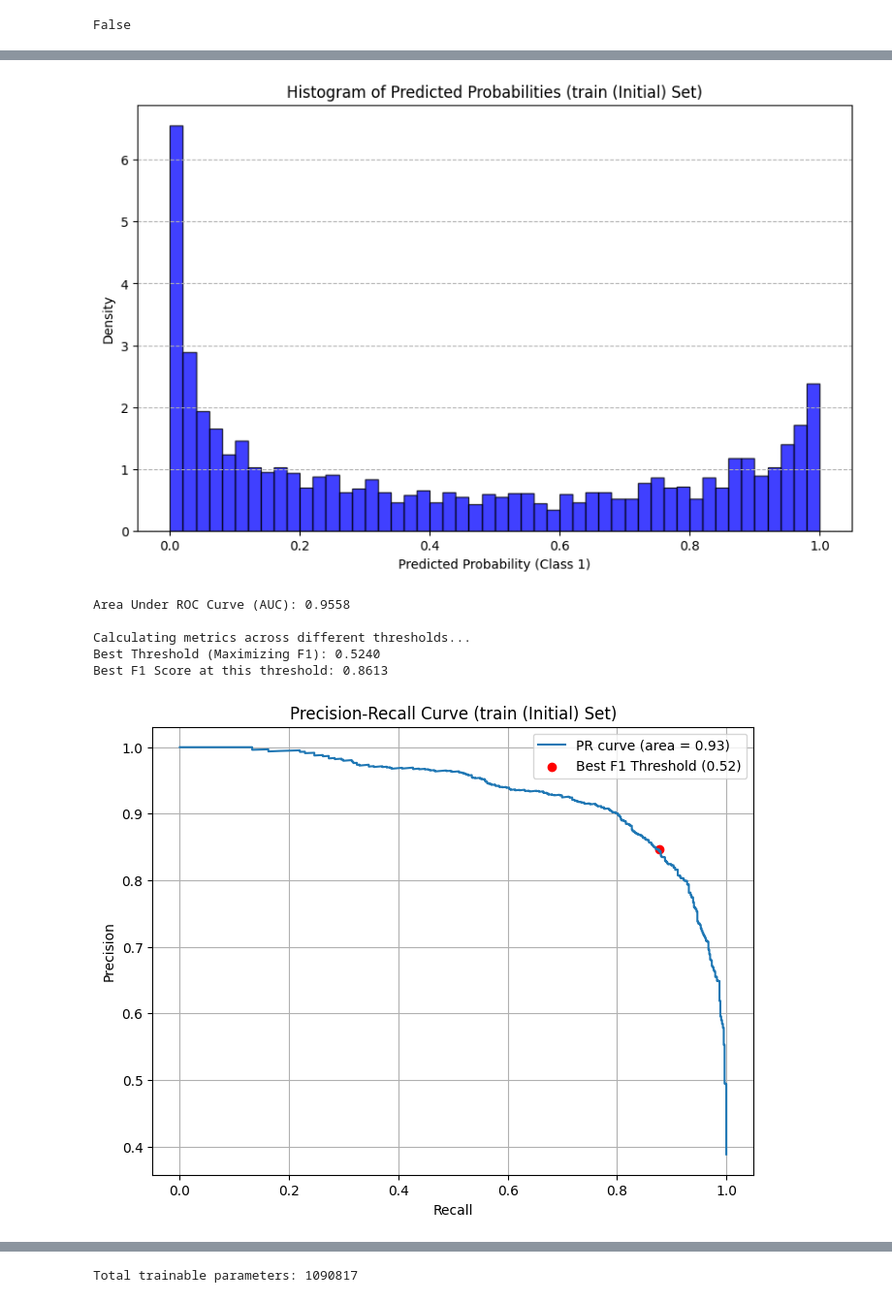
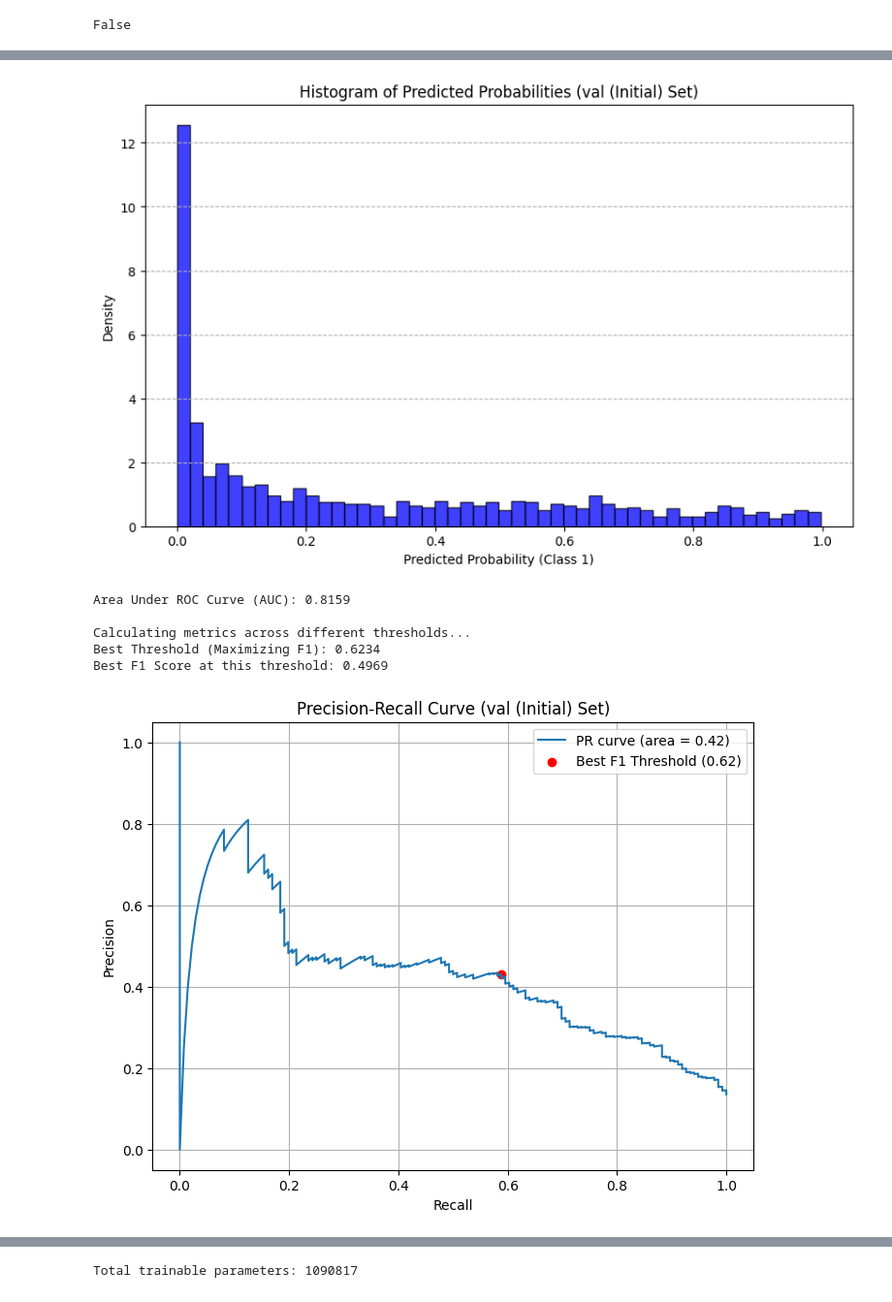
Before and after one commit to h4ppy0wl/tooth_classification_project, a Jupyter notebook: notebooks/02_model_dev.ipynb, the cells around one changed output, grey strips where cells are left out. Shown: that part at 97% size. Drawn from its saved outputs; the diff is of its cells as text; code cells hidden in the pictures.

```diff
--- a/notebooks/02_model_dev.ipynb
+++ b/notebooks/02_model_dev.ipynb
@@ -17,7 +17,8 @@ import os # Needed for saving plots in callback
 
 def analyze_model_outputs(model: tf.keras.Model,
                           val_dataset: tf.data.Dataset,
-                          dataset_name: str = "Validation"):
+                          dataset_name: str = "Validation",
+                          METRIC_THRESHOLD: float = 0.5):
     """
     Analyzes model predictions on a given dataset using Matplotlib for histograms.
 
@@ -113,6 +114,14 @@ def analyze_model_outputs(model: tf.keras.Model,
     # --- Calculate Metrics at the Chosen Threshold ---
     print(f"\nMetrics using threshold = {best_threshold:.4f}:")
     final_predictions = (predictions_proba >= best_threshold).astype(int)
+    try:
+        print(classification_report(true_labels, final_predictions))
+    except ValueError as e:
+        print(f"Could not generate classification report: {e}")
+
+    # --- Calculate Metrics at the config Threshold ---
+    print(f"\nMetrics using threshold = {METRIC_THRESHOLD:.4f}:")
+    final_predictions = (predictions_proba >= METRIC_THRESHOLD).astype(int)
     try:
         print(classification_report(true_labels, final_predictions))
     except ValueError as e:
@@ -239,7 +248,7 @@ from src.train import compile_model
 my_config = Config()
 # my_config.MODEL_ARCHITECTURE = 'resnet50'
 my_config.SHUFFLE_DATASET = False
-params = {"MASK_VALUE": 20, "AUGMENT_DATA": True, "NORMALIZE_IMAGES": True, "MASK_BG": True, "HEAD_DENSE_UNITS": 256, "MODEL_ARCHITECTURE": 'resnet50', 'FINE_TUNE_FROM_LAYER': 0, 'HEAD_ARCHITECTURE': "moderate_combo", "TAP_INTO_BASE_MODEL": False, "NUM_FINE_TUNE_EPOCHS": 0}
+params = {"MASK_VALUE": 20, "AUGMENT_DATA": True, "NORMALIZE_IMAGES": True, "MASK_BG": True, "HEAD_DENSE_UNITS": 256, "MODEL_ARCHITECTURE": 'resnet50', 'FINE_TUNE_FROM_LAYER': 155, 'HEAD_ARCHITECTURE': "moderate_combo", "TAP_INTO_BASE_MODEL": False, "NUM_FINE_TUNE_EPOCHS": 15}
 #{"MASK_VALUE": 128, "AUGMENT_DATA": True, "NORMALIZE_IMAGES": True,  "MASK_BG": True, "HEAD_DENSE_UNITS": 64, "MODEL_ARCHITECTURE": 'vgg16', 'FINE_TUNE_FROM_LAYER': 15, 'HEAD_ARCHITECTURE': "shallow"}
 for key, value in params.items():
     setattr(my_config, key, value)
@@ -248,7 +257,7 @@ raw_json_path = "C:/Users/anedaeij23/Project/tooth_classification_project/data/r
 intrim_dir = "/home/arash/tooth_classification_project/data/processed"
 img_dir = "C:/Users/anedaeij23/Project/tooth_classification_project/data/raw"
 
-dataset_name = 'train'
+dataset_name = 'val'
 # %%
 my_config.SHUFFLE_DATASET
 # %% [output]
@@ -292,7 +321,7 @@ Class distribution: {0: 3037, 1: 1926}
 # analyze_model_outputs(mymodel, val_dataset, dataset_name="Validation")
 
 # If you saved weights after initial training and want to analyze that state:
-initial_weights_path = os.path.join("/home/arash/tooth_classification_project/logs/tensorboard", "experiment 8 - SGD- weights515 - bce - mask20 - les reg - lessdo - higher lr- includesCombo/resnet50/20250422-140835/initial_weights_6_.h5")#initial_weights_1_.h5") # Get the correct path
+initial_weights_path = os.path.join("/home/arash/tooth_classification_project/logs/tensorboard", "resnet50/20250425-095439/initial_weights_1_.h5") # Get the correct path
 # model_arch = 'ConvNeXtTiny' # Or whichever architecture was used
 # input_s = (224, 224, 3) # Use your actual input shape
 model_for_initial_analysis = create_model(my_config, 'transfer', trainable_base = False) # Build with same structure
@@ -315,8 +344,8 @@ Successfully gathered 4963 labels and predictions.
 Plotting histogram of predicted probabilities...
-[figure, old version]
+[figure, new version]
-Area Under ROC Curve (AUC): 0.9558
+Area Under ROC Curve (AUC): 0.8159
 
 Calculating metrics across different thresholds...
-Best Threshold (Maximizing F1): 0.5240
-Best F1 Score at this threshold: 0.8613
+Best Threshold (Maximizing F1): 0.6234
+Best F1 Score at this threshold: 0.4969
-[figure, old version]
+[figure, new version]
```
Also changed, not shown: parts of 8 cells of this notebook, 2 other files.
